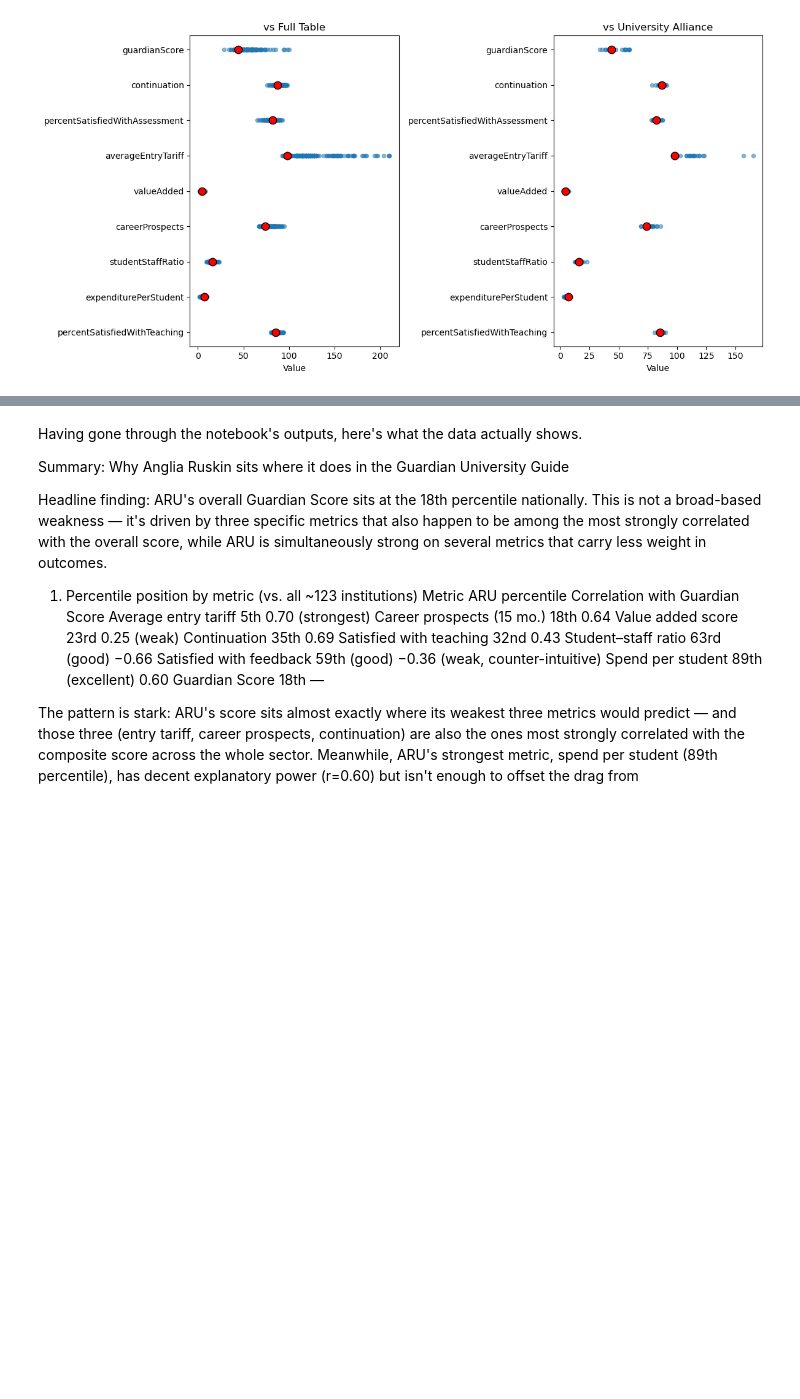
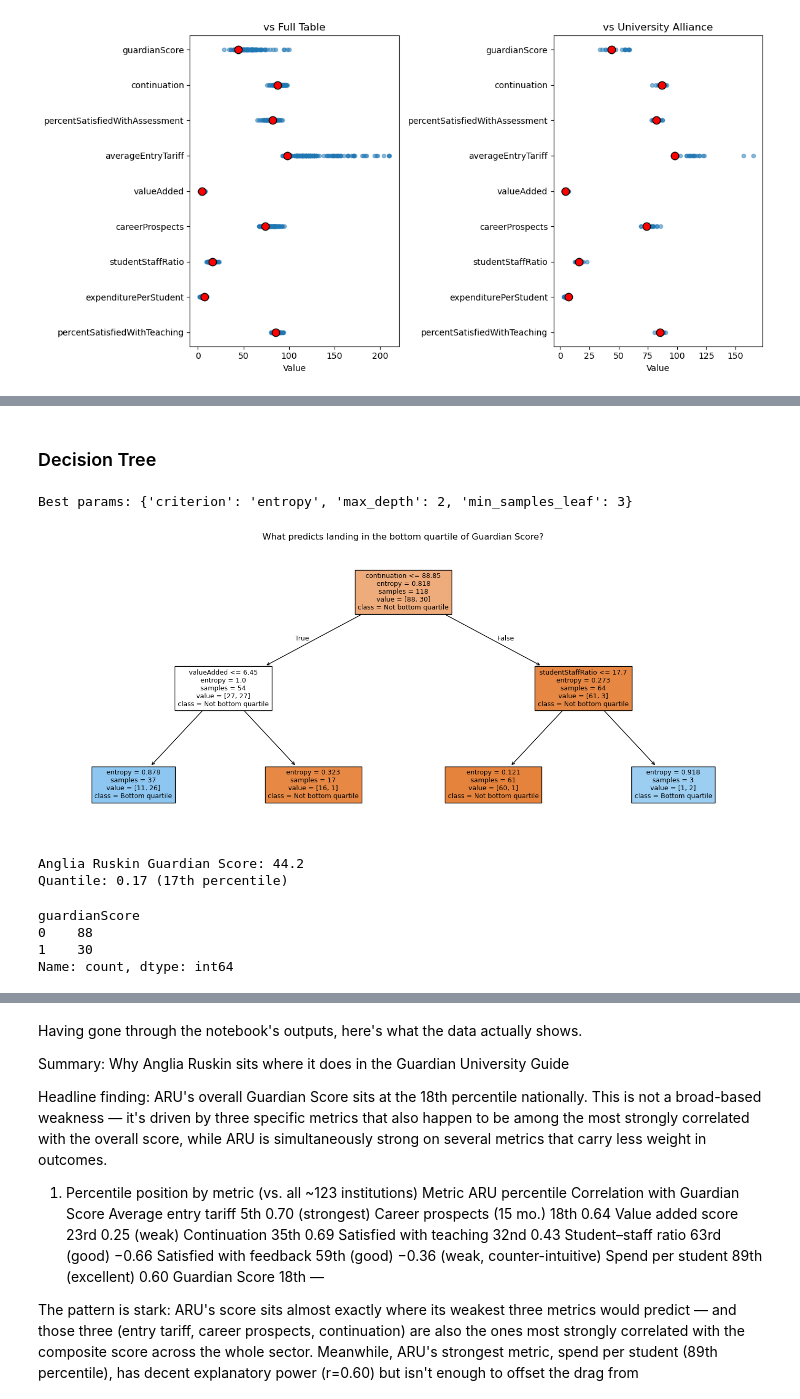
Before and after one commit to mjduarterosa/guardian-univ-ranking, a Jupyter notebook: explore_ranking.ipynb, the cells around one changed output, grey strips where cells are left out. Drawn from its saved outputs; the diff is of its cells as text; code cells hidden in the pictures; blank space fills up the shorter version.

```diff
--- a/explore_ranking.ipynb
+++ b/explore_ranking.ipynb
@@ -699,0 +741,43 @@ main_rank.head()
+# %% [markdown]
+### Decision Tree
+# %%
+from sklearn.tree import DecisionTreeClassifier, plot_tree
+from sklearn.model_selection import GridSearchCV
+import matplotlib.pyplot as plt
+
+cols = main_rank.columns[7:].to_list()
+data = main_rank.dropna(subset=cols + ["guardianScore"])
+
+X = data[cols]
+y = (data["guardianScore"] <= data["guardianScore"].quantile(0.25)).astype(int)  # 1 = bottom quartile
+
+param_grid = {"max_depth": [2, 3, 5], "min_samples_leaf": [3, 5, 10], "criterion": ["gini", "entropy"]}
+search = GridSearchCV(DecisionTreeClassifier(random_state=0), param_grid, cv=5, scoring="f1").fit(X, y)
+tree = search.best_estimator_
+print("Best params:", search.best_params_)
+
+plt.figure(figsize=(14, 6))
+plot_tree(tree, feature_names=cols, class_names=["Not bottom quartile", "Bottom quartile"],
+          filled=True, fontsize=9)
+plt.title("What predicts landing in the bottom quartile of Guardian Score?")
+plt.tight_layout()
+plt.show()
+# %% [output]
+Best params: {'criterion': 'entropy', 'max_depth': 2, 'min_samples_leaf': 3}
+[figure, added]
+# %%
+aru_score = main_rank.loc[main_rank["name"] == "Anglia Ruskin", "guardianScore"].iloc[0]
+aru_quantile = (main_rank["guardianScore"] < aru_score).mean()
+
+print(f"Anglia Ruskin Guardian Score: {aru_score}")
+print(f"Quantile: {aru_quantile:.2f} ({aru_quantile*100:.0f}th percentile)")
+# %% [output]
+Anglia Ruskin Guardian Score: 44.2
+Quantile: 0.17 (17th percentile)
+# %%
+print(y.value_counts())
+# %% [output]
+guardianScore
+0    88
+1    30
+Name: count, dtype: int64
```
Also changed, not shown: parts of 4 cells of this notebook.
